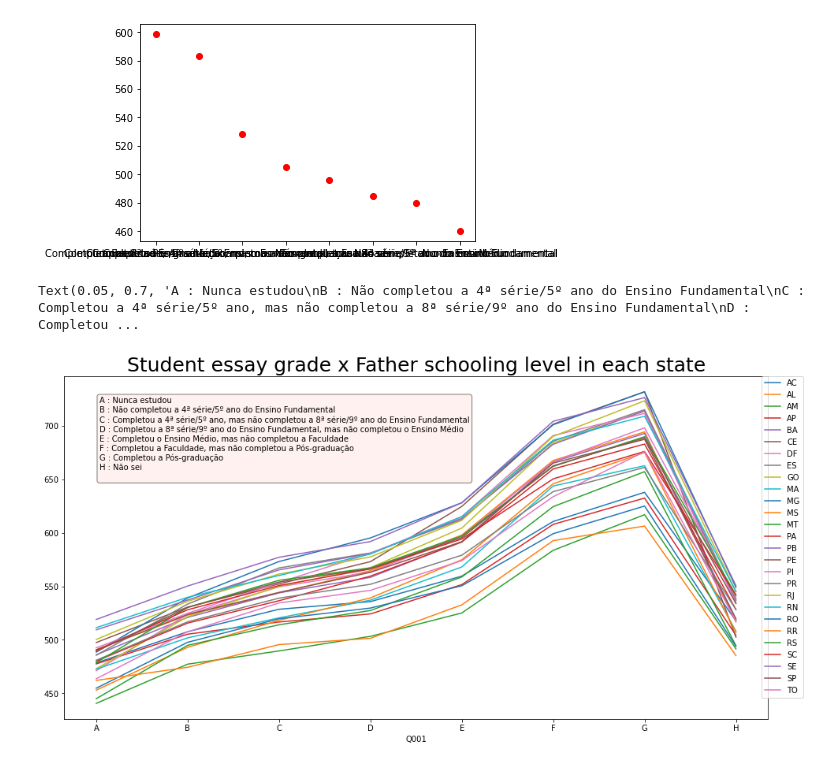
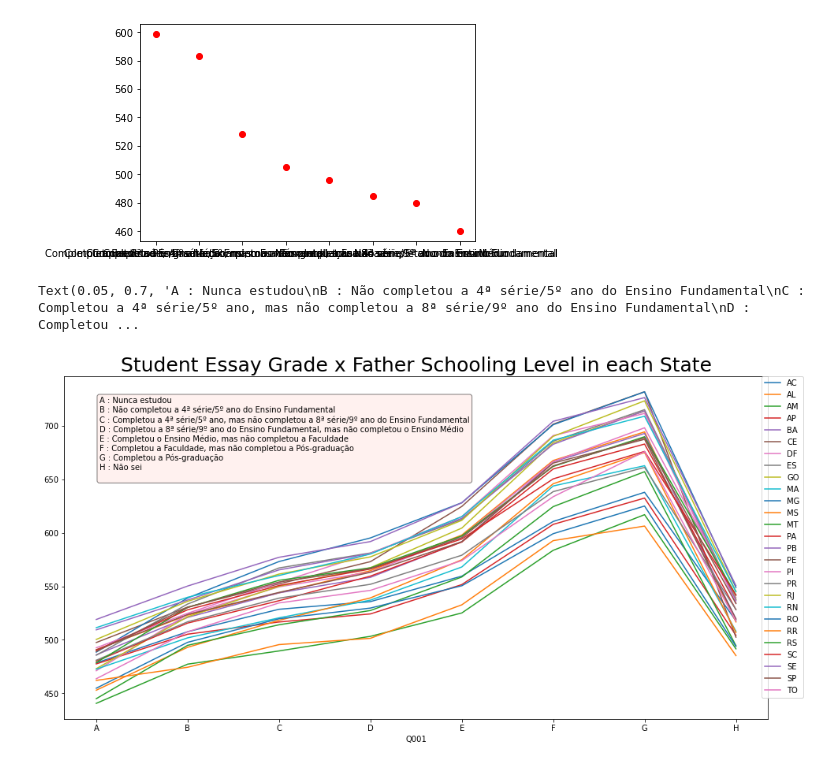
Before and after one commit to PaulaFQueiroz/EDA-portfolio, a Jupyter notebook: Exploratory Data Analysis - ENEM.ipynb, the cells around one changed output. Cells and saved outputs as stored; diff of their text form; code cells hidden in the pictures.

```diff
--- a/Exploratory Data Analysis - ENEM.ipynb
+++ b/Exploratory Data Analysis - ENEM.ipynb
@@ -300,27 +300,27 @@ plt.plot(mom_math_grade , "ro")
 # %%
 ax = dfEnem.filter(items=['SG_UF_RESIDENCIA','Q001','NU_NOTA_REDACAO'])\
 .groupby(['Q001','SG_UF_RESIDENCIA'])\
 .mean().sort_values(by='NU_NOTA_REDACAO', ascending=False)\
 .unstack().plot(figsize = (16,8))
 
-ax.set_title('Student Essay Grade x Father Schooling level in each state', fontsize= 25)
+ax.set_title('Student Essay Grade x Father Schooling Level in each State', fontsize= 25)
 ax.legend(bbox_to_anchor=(1.05,1), loc=0, borderaxespad=0.)
 
 handles, labels = ax.get_legend_handles_labels()
 # print(labels)
 
 
 import re
 edited_labels = [re.search(',\s(.+?)\)', label).group(1) for label in labels]
 ax.legend(edited_labels, bbox_to_anchor=(1.05,1), loc=0, borderaxespad=0.)
 
 
 textdictQ002 = ""
 for key,value in q001andq002dictionary.items():
     textdictQ002 = textdictQ002 + "{k} : {v}\n".format(k=key,v=value)
 
 ax.text(0.05,.7, textdictQ002, transform=ax.transAxes, fontsize=10,color='black',
        bbox={'boxstyle':'round', 'facecolor':'mistyrose', 'alpha':0.5})
 # %% [output]
 Text(0.05, 0.7, 'A : Nunca estudou\nB : Não completou a 4ª série/5º ano do Ensino Fundamental\nC : Completou a 4ª série/5º ano, mas não completou a 8ª série/9º ano do Ensino Fundamental\nD : Completou ...
-[figure, old version]
+[figure, new version]
```
